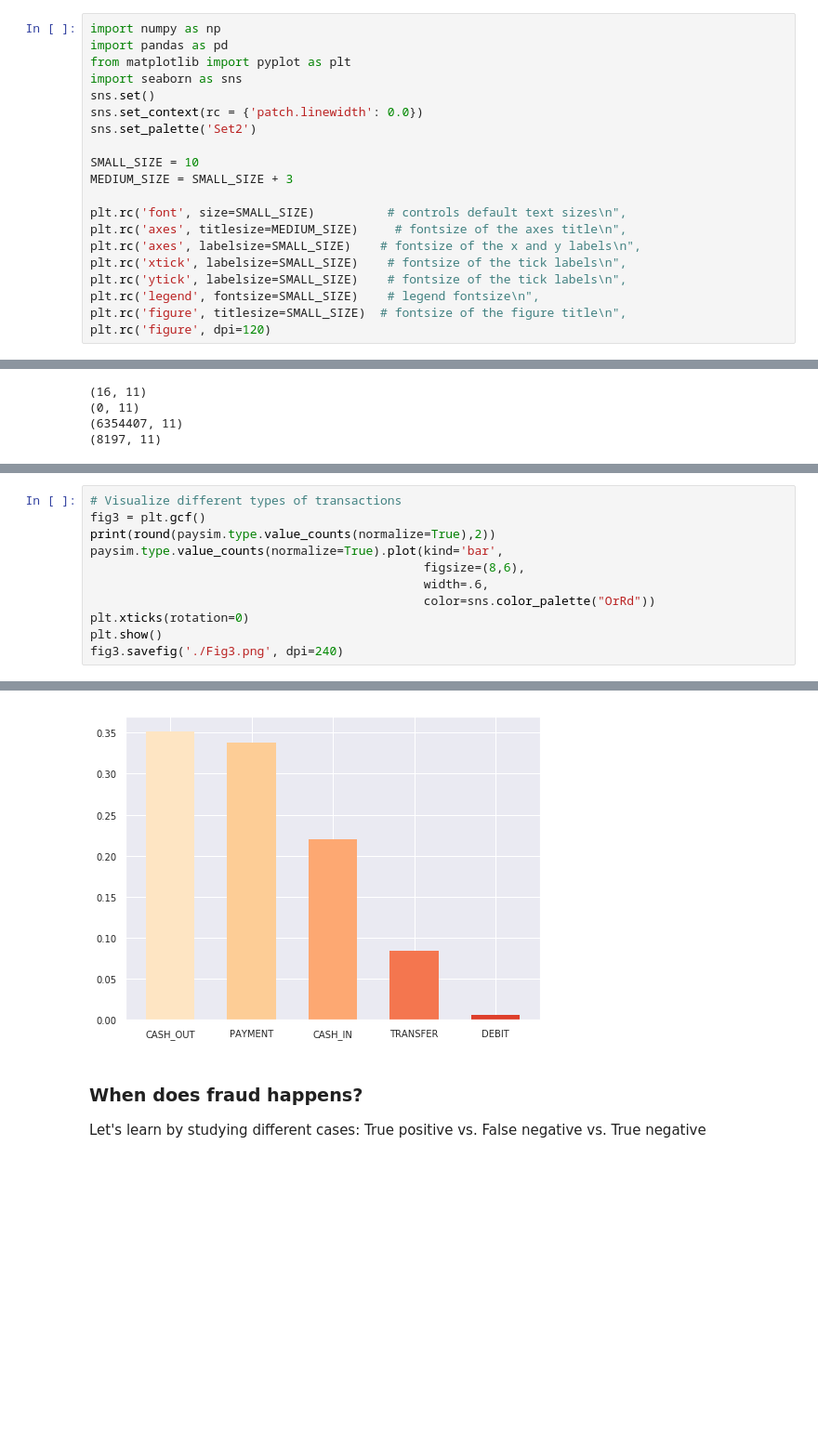
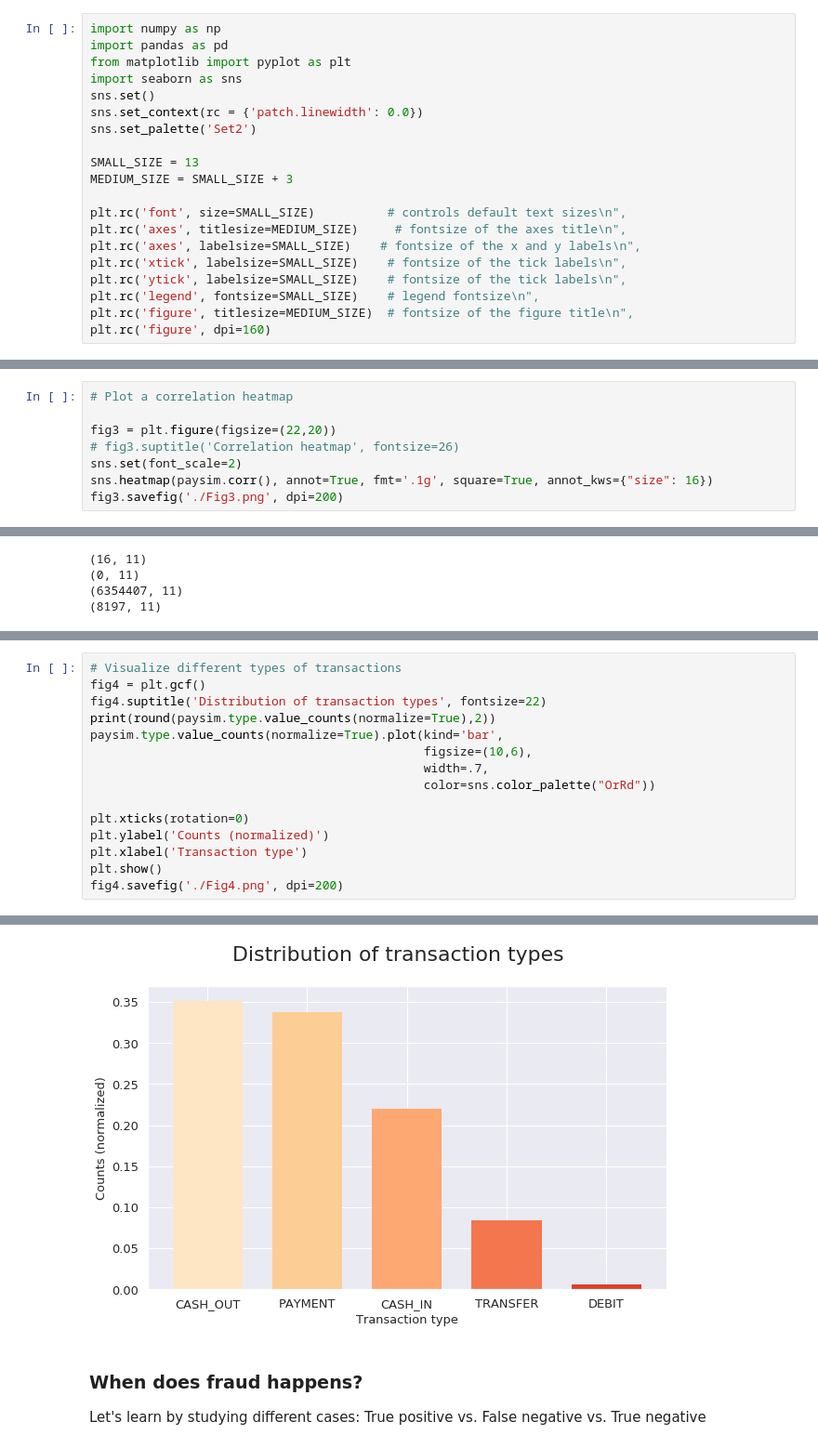
Before and after one commit to soyhyoj/CodeOp1-DA1-FraudDetectionPaysim, a Jupyter notebook: notebooks/EDA-merged.ipynb, the cells around one changed output, grey strips where cells are left out. Shown at 93% size. Drawn from its saved outputs; the diff is of its cells as text; blank space fills up the shorter version.

```diff
--- a/notebooks/EDA-merged.ipynb
+++ b/notebooks/EDA-merged.ipynb
@@ -15,7 +15,7 @@ sns.set()
 sns.set_context(rc = {'patch.linewidth': 0.0})
 sns.set_palette('Set2')
 
-SMALL_SIZE = 10
+SMALL_SIZE = 13
 MEDIUM_SIZE = SMALL_SIZE + 3
 
 plt.rc('font', size=SMALL_SIZE)          # controls default text sizes\n",
@@ -24,8 +24,8 @@ plt.rc('axes', labelsize=SMALL_SIZE)    # fontsize of the x and y labels\n",
 plt.rc('xtick', labelsize=SMALL_SIZE)    # fontsize of the tick labels\n",
 plt.rc('ytick', labelsize=SMALL_SIZE)    # fontsize of the tick labels\n",
 plt.rc('legend', fontsize=SMALL_SIZE)    # legend fontsize\n",
-plt.rc('figure', titlesize=SMALL_SIZE)  # fontsize of the figure title\n",
-plt.rc('figure', dpi=120)
+plt.rc('figure', titlesize=MEDIUM_SIZE)  # fontsize of the figure title\n",
+plt.rc('figure', dpi=160)
 # %%
 paysim = pd.read_csv('../data/paysimdata.csv')
 print(paysim.shape)
@@ -165,0 +188,8 @@ fig2.savefig('./Fig2.png', dpi=240)
+# %%
+# Plot a correlation heatmap
+
+fig3 = plt.figure(figsize=(22,20))
+# fig3.suptitle('Correlation heatmap', fontsize=26)
+sns.set(font_scale=2)
+sns.heatmap(paysim.corr(), annot=True, fmt='.1g', square=True, annot_kws={"size": 16})
+fig3.savefig('./Fig3.png', dpi=200)
@@ -197,22 +229,26 @@ NOTE:
 # %%
 # Visualize different types of transactions
-fig3 = plt.gcf()
+fig4 = plt.gcf()
+fig4.suptitle('Distribution of transaction types', fontsize=22)
 print(round(paysim.type.value_counts(normalize=True),2))
 paysim.type.value_counts(normalize=True).plot(kind='bar',
-                                              figsize=(8,6),
-                                              width=.6,
+                                              figsize=(10,6),
+                                              width=.7,
                                               color=sns.color_palette("OrRd"))
+
 plt.xticks(rotation=0)
+plt.ylabel('Counts (normalized)')
+plt.xlabel('Transaction type')
 plt.show()
-fig3.savefig('./Fig3.png', dpi=240)
+fig4.savefig('./Fig4.png', dpi=200)
 # %% [output]
 CASH_OUT    0.35
 PAYMENT     0.34
 CASH_IN     0.22
 TRANSFER    0.08
 DEBIT       0.01
 Name: type, dtype: float64
-[figure, old version]
+[figure, new version]
 # %% [markdown]
 ### When does fraud happens?
 Let's learn by studying different cases:
```
Also changed, not shown: parts of 15 cells of this notebook, 1 other file.
